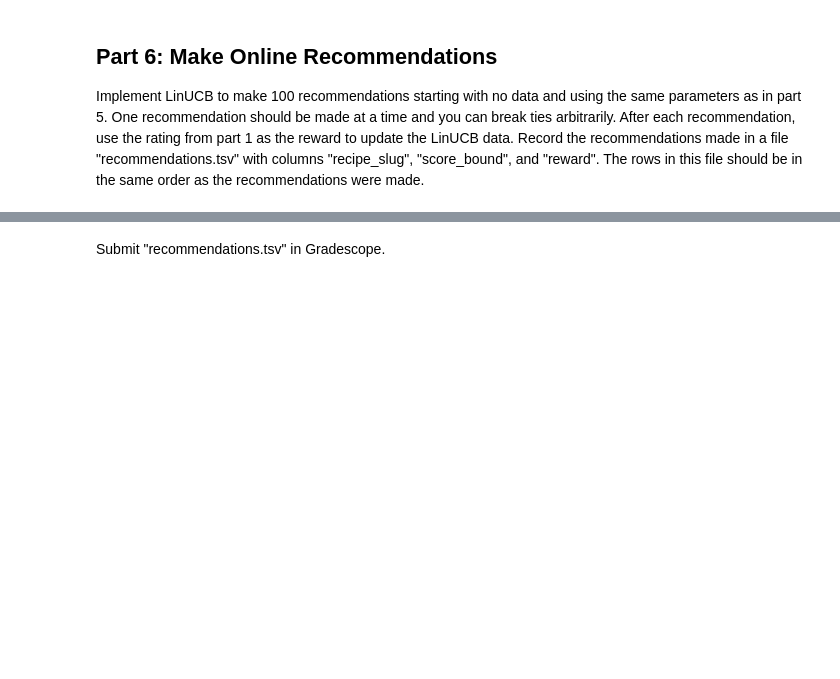
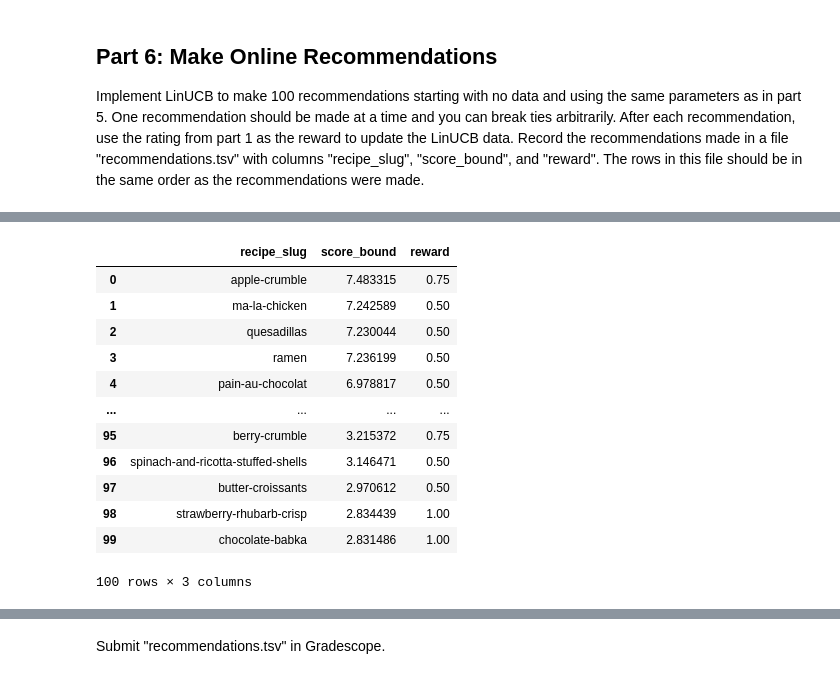
Before and after one commit to polinacsv/dx704-project-04, a Jupyter notebook: project.ipynb, the cells around one changed output, grey strips where cells are left out. Saved outputs shown, nothing was run; the diff lists cells and outputs as text; code cells hidden in the pictures; blank space fills up the shorter version.

```diff
--- a/project.ipynb
+++ b/project.ipynb
@@ -451,0 +546,10 @@ The rows in this file should be in the same order as the recommendations were ma
+# %%
+
+N, d = X.shape
+
+alpha = 2.0
+
+#  b =  no data at start
+A = np.eye(d)
+A_inv = np.eye(d)
+b = np.zeros(d)
@@ -451,0 +597,49 @@ The rows in this file should be in the same order as the recommendations were ma
+# %%
+recs = []
+
+for t in range(100):
+    theta_hat = A_inv @ b
+
+    means = X @ theta_hat
+
+    variances = np.einsum("ij,jk,ik->i", X, A_inv, X)
+
+    # Upper confidence bounds
+    bounds = means + alpha * np.sqrt(variances)
+
+    # Pick best arm
+    j = int(np.argmax(bounds))
+
+    # Observe reward
+    reward = float(r[j])
+
+    # Record the recommendation
+    recs.append({
+        "recipe_slug": slugs[j],
+        "score_bound": float(bounds[j]),
+        "reward": reward
+    })
+
+    # Update A and b with chosen arm
+    xj = X[j, :].reshape(-1, 1)
+    A += xj @ xj.T
+    # Recompute inverse
+    A_inv = np.linalg.inv(A)
+    b += (reward * X[j, :])
+# %%
+recs_df = pd.DataFrame(recs, columns=["recipe_slug", "score_bound", "reward"])
+recs_df
+# %% [output]
+|  | recipe_slug | score_bound | reward |
+| 0 | apple-crumble | 7.483315 | 0.75 |
+| 1 | ma-la-chicken | 7.242589 | 0.50 |
+| 2 | quesadillas | 7.230044 | 0.50 |
+| 3 | ramen | 7.236199 | 0.50 |
+| 4 | pain-au-chocolat | 6.978817 | 0.50 |
+| ... | ... | ... | ... |
+| 95 | berry-crumble | 3.215372 | 0.75 |
+| 96 | spinach-and-ricotta-stuffed-shells | 3.146471 | 0.50 |
+| 97 | butter-croissants | 2.970612 | 0.50 |
+| 98 | strawberry-rhubarb-crisp | 2.834439 | 1.00 |
+| 99 | chocolate-babka | 2.831486 | 1.00 |
+100 rows × 3 columns
```
Also changed, not shown: parts of 27 cells of this notebook, 5 other files.
